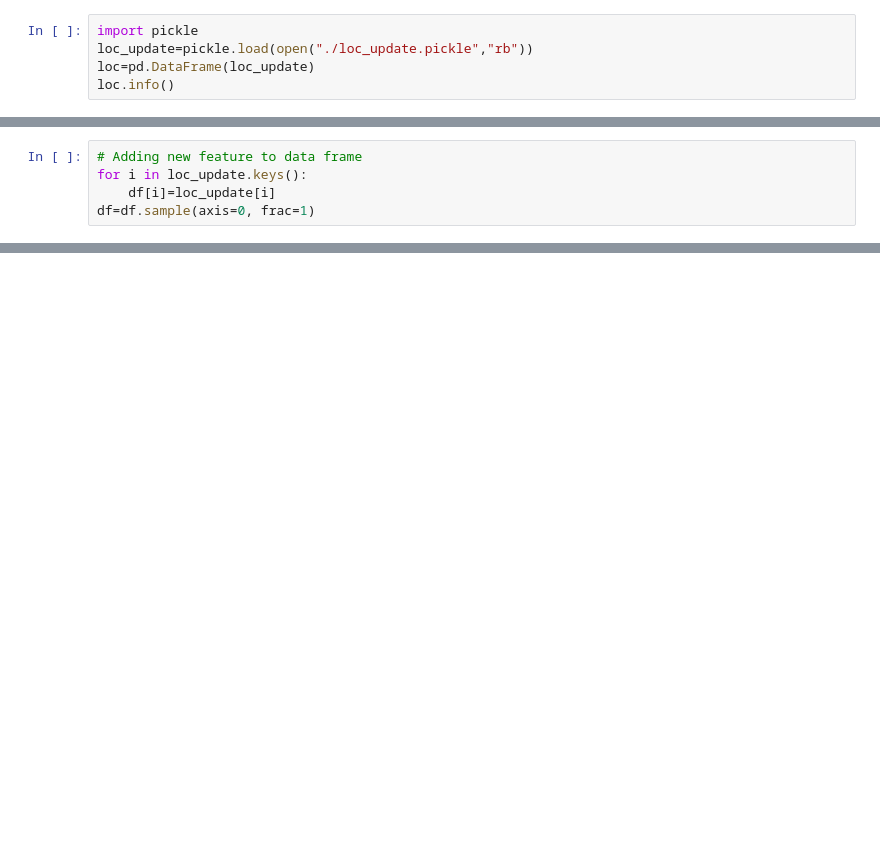
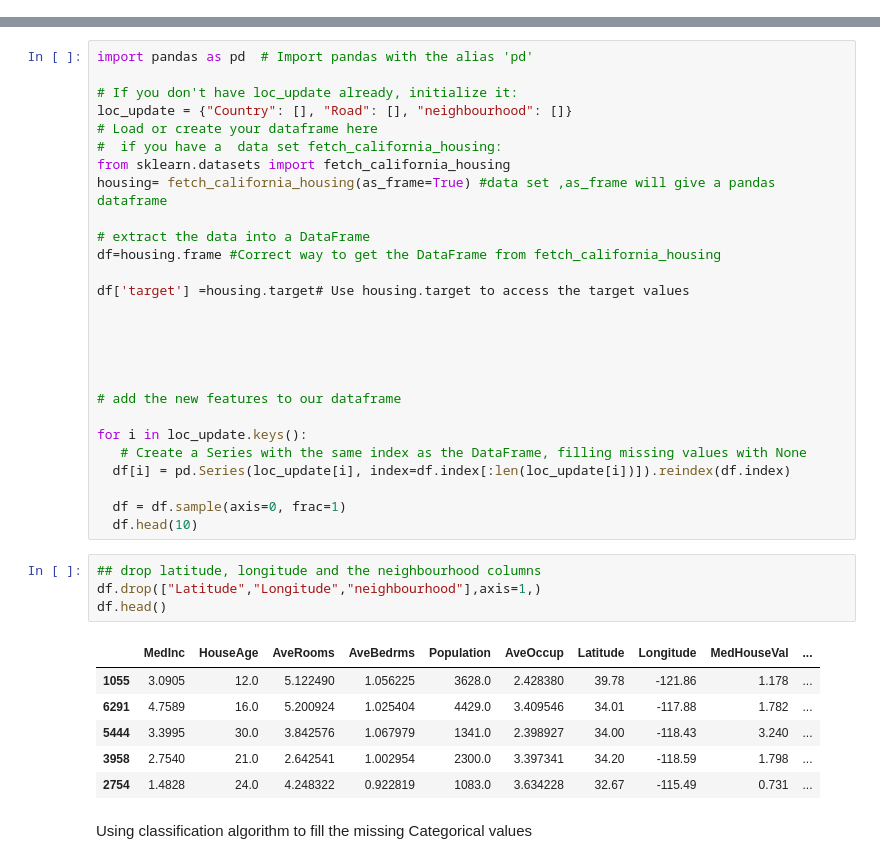
Before and after one commit to sathvik0315/House-Price-Prediction-using-ML, a Jupyter notebook: housepriceprediction.ipynb, the cells around one changed output, grey strips where cells are left out. Saved outputs shown, nothing was run; the diff lists cells and outputs as text; blank space fills up the shorter version.

```diff
--- a/housepriceprediction.ipynb
+++ b/housepriceprediction.ipynb
@@ -106,5 +0,0 @@ def location(cord):
-# %%
-import pickle
-loc_update=pickle.load(open("./loc_update.pickle","rb"))
-loc=pd.DataFrame(loc_update)
-loc.info()
@@ -121,5 +0,0 @@ memory usage: 322.6+ KB
-# %%
-# Adding new feature to data frame
-for i in loc_update.keys():
-    df[i]=loc_update[i]
-df=df.sample(axis=0, frac=1)
@@ -136,0 +265,40 @@ df.head()
+# %%
+import pandas as pd  # Import pandas with the alias 'pd'
+
+# If you don't have loc_update already, initialize it:
+loc_update = {"Country": [], "Road": [], "neighbourhood": []}
+# Load or create your dataframe here
+#  if you have a  data set fetch_california_housing:
+from sklearn.datasets import fetch_california_housing
+housing= fetch_california_housing(as_frame=True) #data set ,as_frame will give a pandas dataframe
+
+# extract the data into a DataFrame
+df=housing.frame #Correct way to get the DataFrame from fetch_california_housing
+
+df['target'] =housing.target# Use housing.target to access the target values
+
+
+
+
+
+# add the new features to our dataframe
+
+for i in loc_update.keys():
+   # Create a Series with the same index as the DataFrame, filling missing values with None
+  df[i] = pd.Series(loc_update[i], index=df.index[:len(loc_update[i])]).reindex(df.index)
+
+  df = df.sample(axis=0, frac=1)
+  df.head(10)
+# %%
+## drop latitude, longitude and the neighbourhood columns
+df.drop(["Latitude","Longitude","neighbourhood"],axis=1,)
+df.head()
+# %% [output]
+|  | MedInc | HouseAge | AveRooms | AveBedrms | Population | AveOccup | Latitude | Longitude | MedHouseVal | ... |
+| 1055 | 3.0905 | 12.0 | 5.122490 | 1.056225 | 3628.0 | 2.428380 | 39.78 | -121.86 | 1.178 | ... |
+| 6291 | 4.7589 | 16.0 | 5.200924 | 1.025404 | 4429.0 | 3.409546 | 34.01 | -117.88 | 1.782 | ... |
+| 5444 | 3.3995 | 30.0 | 3.842576 | 1.067979 | 1341.0 | 2.398927 | 34.00 | -118.43 | 3.240 | ... |
+| 3958 | 2.7540 | 21.0 | 2.642541 | 1.002954 | 2300.0 | 3.397341 | 34.20 | -118.59 | 1.798 | ... |
+| 2754 | 1.4828 | 24.0 | 4.248322 | 0.922819 | 1083.0 | 3.634228 | 32.67 | -115.49 | 0.731 | ... |
+# %% [markdown]
+Using classification algorithm to fill the missing Categorical values
```
Also changed, not shown: parts of 61 cells of this notebook.
